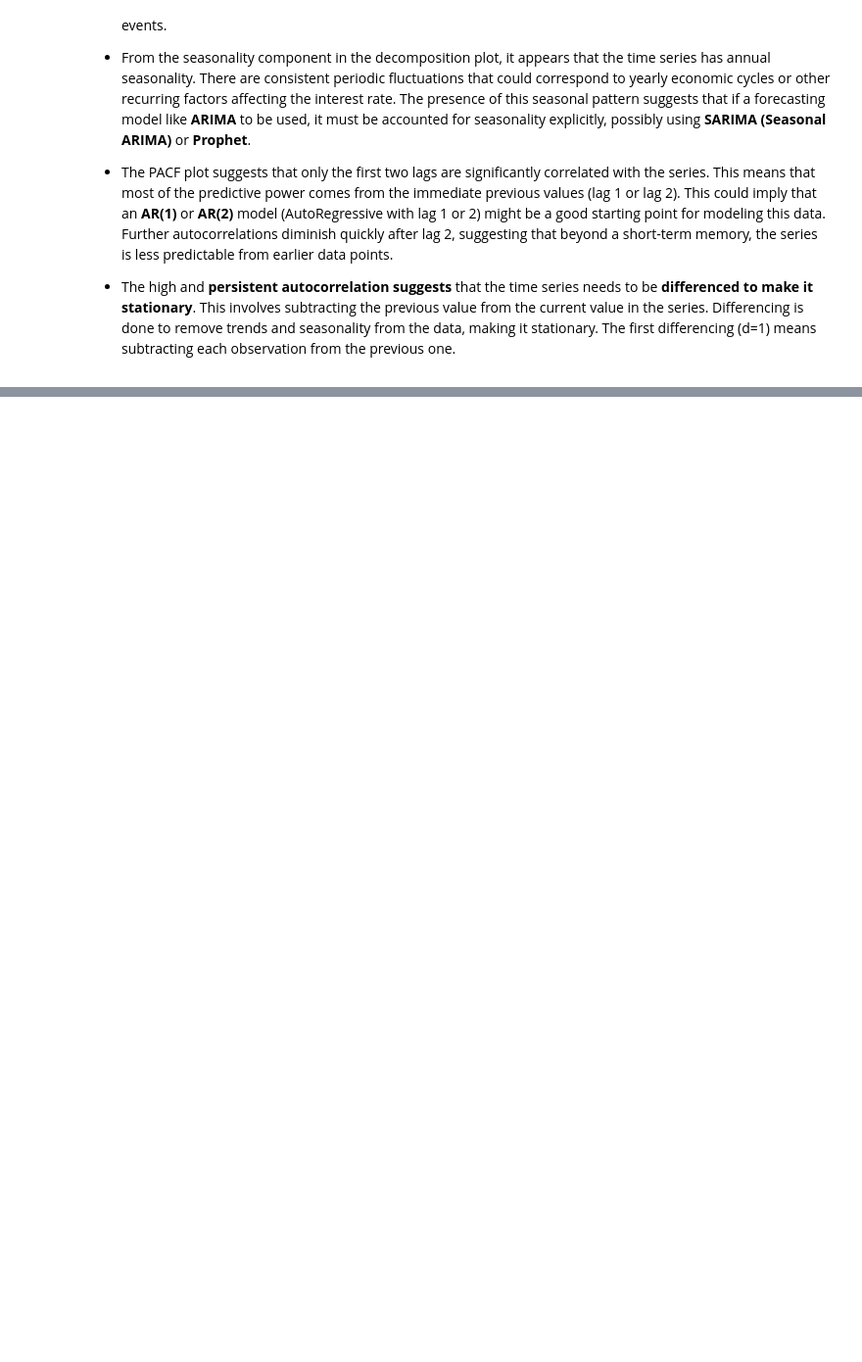
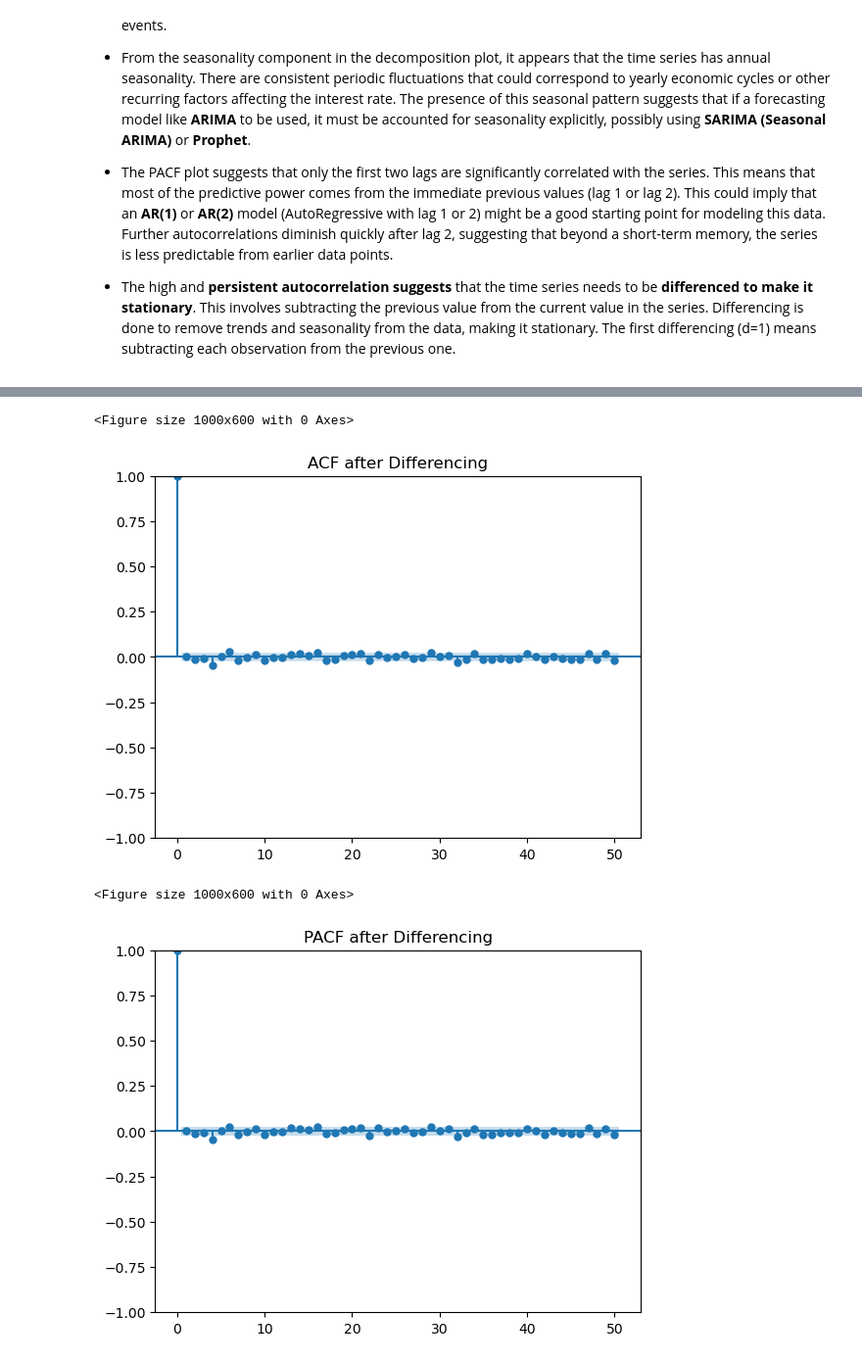
Before and after one commit to baublyte/DGS10-forecasting, a Jupyter notebook: dgs10-formal-data-analysis.ipynb, the cells around one changed output, grey strips where cells are left out. Shown at 98% size. Saved outputs shown, nothing was run; the diff lists cells and outputs as text; code cells hidden in the pictures; blank space fills up the shorter version.

```diff
--- a/dgs10-formal-data-analysis.ipynb
+++ b/dgs10-formal-data-analysis.ipynb
@@ -145,0 +180,16 @@ Differencing is done to remove trends and seasonality from the data, making it s
+# %%
+# Rechecking ACF and PACF after differencing the data
+plt.figure(figsize=(10, 6))
+plot_acf(data_diff, lags=50)
+plt.title('ACF after Differencing')
+plt.show()
+
+plt.figure(figsize=(10, 6))
+plot_pacf(data_diff, lags=50)
+plt.title('PACF after Differencing')
+plt.show()
+# %% [output]
+<Figure size 1000x600 with 0 Axes>
+[figure, added]
+<Figure size 1000x600 with 0 Axes>
+[figure, added]
```
Also changed, not shown: parts of 5 cells of this notebook.
